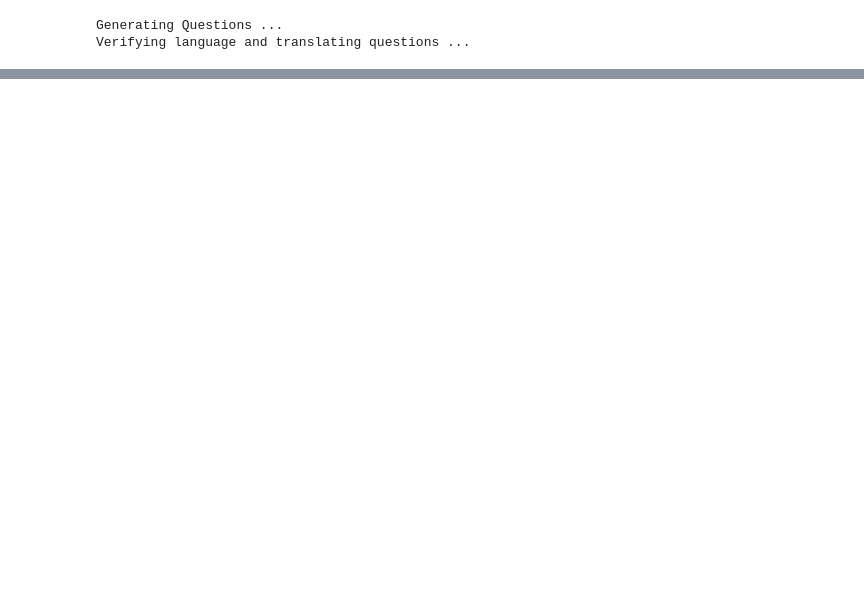
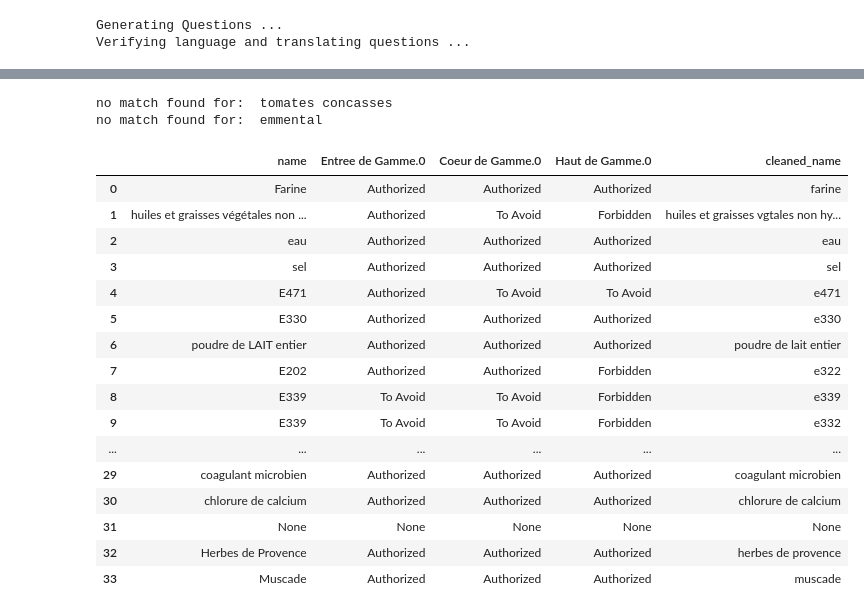
Before and after one commit to QuivrHQ/MegaParse, a Jupyter notebook: notebooks/query_pdf.ipynb, the cells around one changed output, grey strips where cells are left out. Saved outputs shown, nothing was run; the diff lists cells and outputs as text; code cells hidden in the pictures; blank space fills up the shorter version.

```diff
--- a/notebooks/query_pdf.ipynb
+++ b/notebooks/query_pdf.ipynb
@@ -84,0 +198,18 @@ KeyError: <DecisionEnum.authorized: 'Authorized'>
+# %%
+import difflib
+
+# Function to perform fuzzy matching using difflib
+def fuzzy_match(name, choices, threshold=0.5):
+    matches = difflib.get_close_matches(name, choices, n=1, cutoff=threshold)
+    if matches:
+        return matches
+    else:
+        return None
+
+# Apply fuzzy matching to each name in df1 and find the closest match in df2
+for name1 in ground_truth_df['cleaned_name']:
+    matched_names = fuzzy_match(name1, cleaned_generated_df['cleaned_name'])
+    if matched_names:
+        print(f"The best match found: {name1} -> {matched_names[0]}")
+    else:
+        print(f"No match found for: {name1}")
@@ -84,0 +254,55 @@ KeyError: <DecisionEnum.authorized: 'Authorized'>
+# %%
+# Function to perform fuzzy matching using difflib
+def fuzzy_match(name, choices, threshold=0.5):
+    matches = difflib.get_close_matches(name, choices, n=1, cutoff=threshold)
+    if matches:
+        return matches[0]  # Return the best match
+    else:
+        return None
+
+# List to hold matched rows
+matched_rows = []
+
+# Apply fuzzy matching to each name in ground_truth_df and find the closest match in cleaned_generated_df
+for name1 in ground_truth_df['cleaned_name']:
+    matched_name = fuzzy_match(name1, cleaned_generated_df['cleaned_name'])
+    if matched_name:
+        # Get the corresponding row for the matched name
+        matched_row = cleaned_generated_df.loc[cleaned_generated_df['cleaned_name'] == matched_name].copy()
+        # Change the name in matched_row to the one from ground_truth_df
+        matched_row['cleaned_name'] = name1
+        matched_rows.append(matched_row)
+    else:
+        print("no match found for: ", name1)
+        empty_row = pd.DataFrame([[None]*len(cleaned_generated_df.columns)], columns=cleaned_generated_df.columns)
+        matched_rows.append(empty_row)
+
+
+# Create the matched_generated_df DataFrame from the list of matched rows
+if matched_rows:
+    matched_generated_df = pd.concat(matched_rows, ignore_index=True)
+else:
+    matched_generated_df = pd.DataFrame(columns=cleaned_generated_df.columns)
+
+# Display the matched_generated_df DataFrame
+matched_generated_df
+# %% [output]
+no match found for:  tomates concasses
+no match found for:  emmental
+|  | name | Entree de Gamme.0 | Coeur de Gamme.0 | Haut de Gamme.0 | cleaned_name |
+| 0 | Farine | Authorized | Authorized | Authorized | farine |
+| 1 | huiles et graisses végétales non ... | Authorized | To Avoid | Forbidden | huiles et graisses vgtales non hy... |
+| 2 | eau | Authorized | Authorized | Authorized | eau |
+| 3 | sel | Authorized | Authorized | Authorized | sel |
+| 4 | E471 | Authorized | To Avoid | To Avoid | e471 |
+| 5 | E330 | Authorized | Authorized | Authorized | e330 |
+| 6 | poudre de LAIT entier | Authorized | Authorized | Authorized | poudre de lait entier |
+| 7 | E202 | Authorized | Authorized | Forbidden | e322 |
+| 8 | E339 | To Avoid | To Avoid | Forbidden | e339 |
+| 9 | E339 | To Avoid | To Avoid | Forbidden | e332 |
+| ... | ... | ... | ... | ... | ... |
+| 29 | coagulant microbien | Authorized | Authorized | Authorized | coagulant microbien |
+| 30 | chlorure de calcium | Authorized | Authorized | Authorized | chlorure de calcium |
+| 31 | None | None | None | None | None |
+| 32 | Herbes de Provence | Authorized | Authorized | Authorized | herbes de provence |
+| 33 | Muscade | Authorized | Authorized | Authorized | muscade |
```
Also changed, not shown: parts of 22 cells of this notebook, 1 other file.
